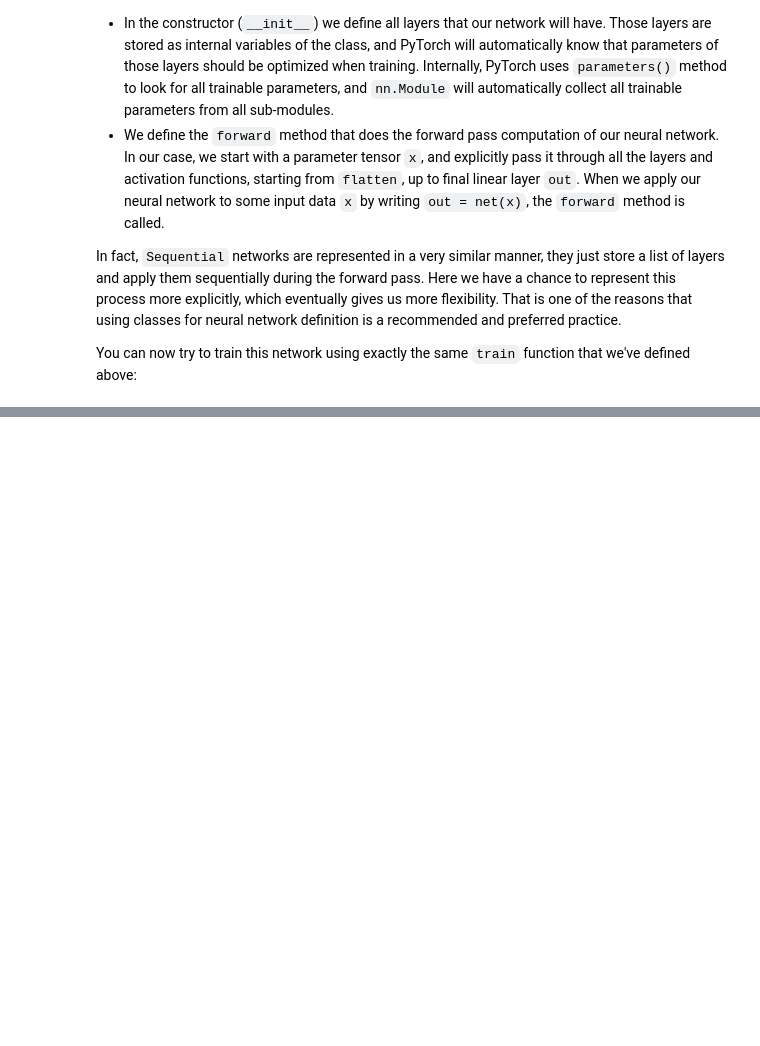
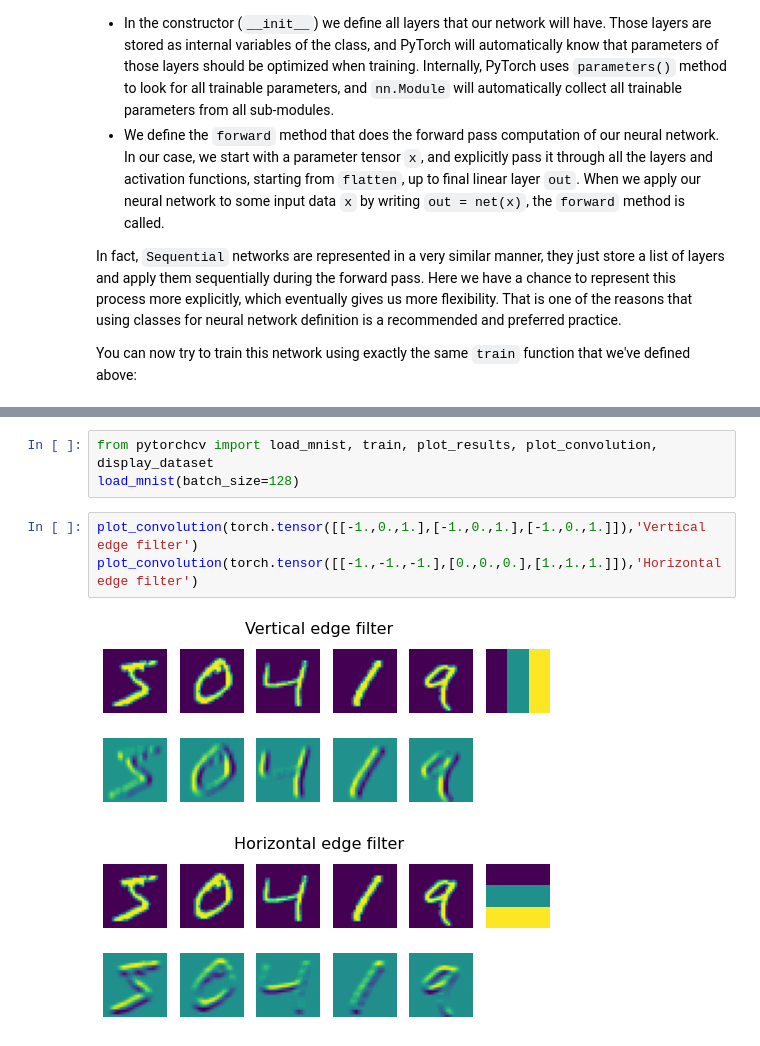
Before and after one commit to araghavendra16/pytorch-intro-code, a Jupyter notebook: pytorch_cv.ipynb, the cells around one changed output, grey strips where cells are left out. Cells and saved outputs as stored; diff of their text form; blank space fills up the shorter version.

```diff
--- a/pytorch_cv.ipynb
+++ b/pytorch_cv.ipynb
@@ -342,0 +375,9 @@ Epoch  4, Train acc=0.963, Val acc=0.960, Train loss=0.033, Val loss=0.033
+# %%
+from pytorchcv import load_mnist, train, plot_results, plot_convolution, display_dataset
+load_mnist(batch_size=128)
+# %%
+plot_convolution(torch.tensor([[-1.,0.,1.],[-1.,0.,1.],[-1.,0.,1.]]),'Vertical edge filter')
+plot_convolution(torch.tensor([[-1.,-1.,-1.],[0.,0.,0.],[1.,1.,1.]]),'Horizontal edge filter')
+# %% [output]
+[figure, added]
+[figure, added]
```
Also changed, not shown: parts of 18 cells of this notebook.
